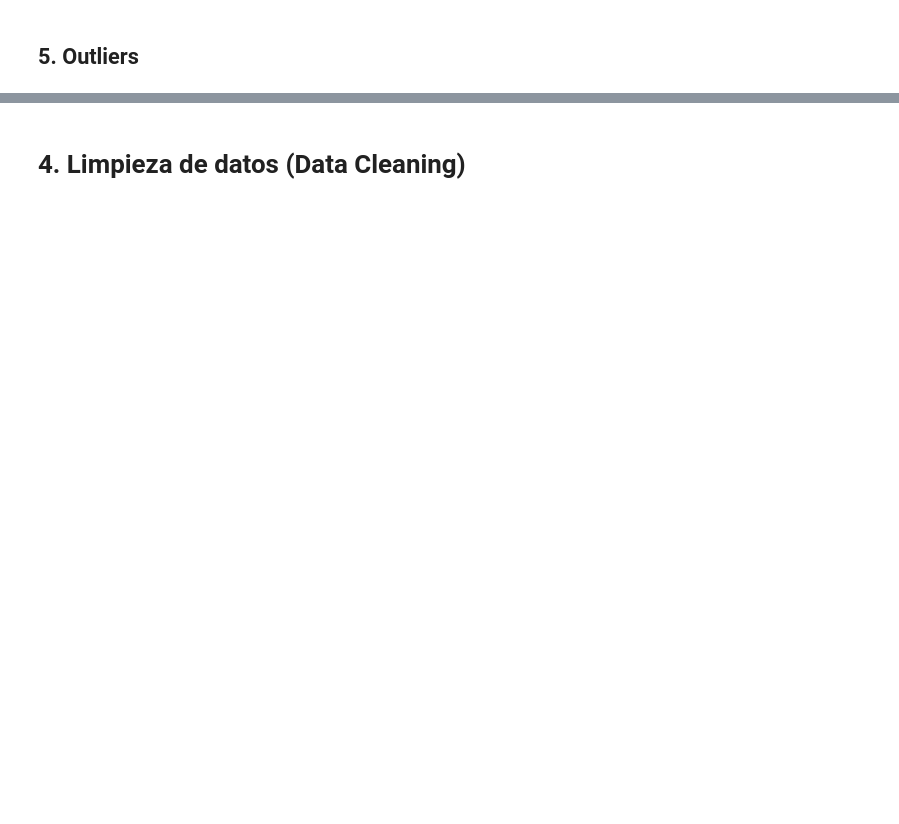
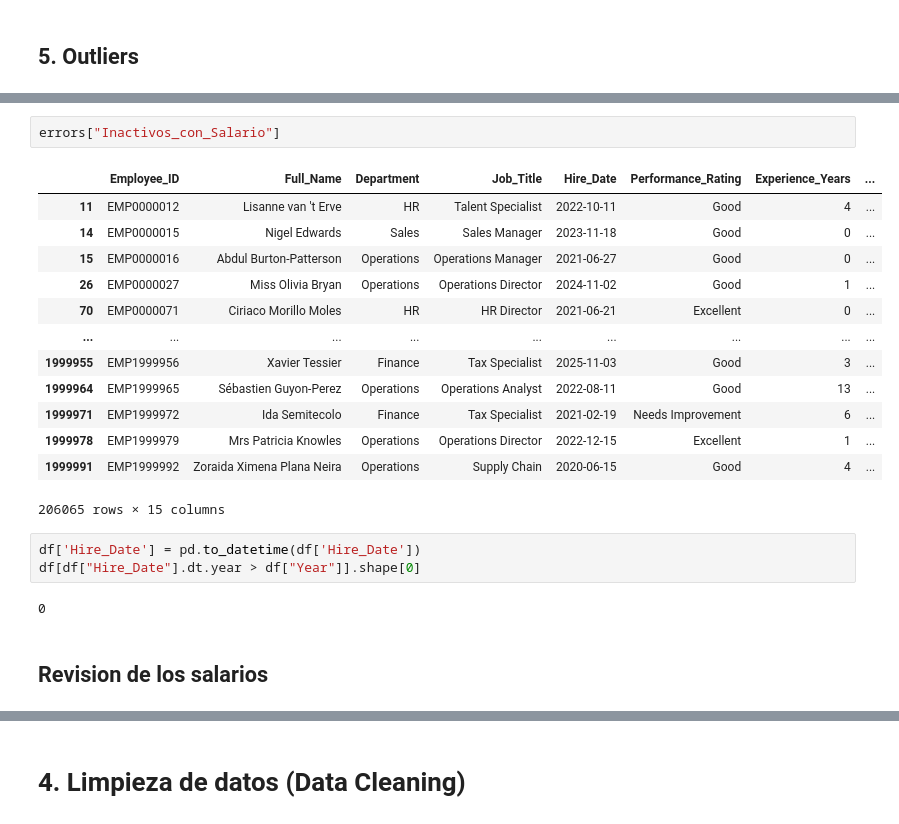
Before and after one commit to dariomicheli/HR-Analytics, a Jupyter notebook: notebook.ipynb, the cells around one changed output, grey strips where cells are left out. Saved outputs shown, nothing was run; the diff lists cells and outputs as text; blank space fills up the shorter version.

Commit message:
Actualizo revision  de dataset

```diff
--- a/notebook.ipynb
+++ b/notebook.ipynb
@@ -204,0 +268,23 @@ Analísis de cuartiles
+# %%
+errors["Inactivos_con_Salario"]
+# %% [output]
+|  | Employee_ID | Full_Name | Department | Job_Title | Hire_Date | Performance_Rating | Experience_Years | ... |
+| 11 | EMP0000012 | Lisanne van 't Erve | HR | Talent Specialist | 2022-10-11 | Good | 4 | ... |
+| 14 | EMP0000015 | Nigel Edwards | Sales | Sales Manager | 2023-11-18 | Good | 0 | ... |
+| 15 | EMP0000016 | Abdul Burton-Patterson | Operations | Operations Manager | 2021-06-27 | Good | 0 | ... |
+| 26 | EMP0000027 | Miss Olivia Bryan | Operations | Operations Director | 2024-11-02 | Good | 1 | ... |
+| 70 | EMP0000071 | Ciriaco Morillo Moles | HR | HR Director | 2021-06-21 | Excellent | 0 | ... |
+| ... | ... | ... | ... | ... | ... | ... | ... | ... |
+| 1999955 | EMP1999956 | Xavier Tessier | Finance | Tax Specialist | 2025-11-03 | Good | 3 | ... |
+| 1999964 | EMP1999965 | Sébastien Guyon-Perez | Operations | Operations Analyst | 2022-08-11 | Good | 13 | ... |
+| 1999971 | EMP1999972 | Ida Semitecolo | Finance | Tax Specialist | 2021-02-19 | Needs Improvement | 6 | ... |
+| 1999978 | EMP1999979 | Mrs Patricia Knowles | Operations | Operations Director | 2022-12-15 | Excellent | 1 | ... |
+| 1999991 | EMP1999992 | Zoraida Ximena Plana Neira | Operations | Supply Chain | 2020-06-15 | Good | 4 | ... |
+206065 rows × 15 columns
+# %%
+df['Hire_Date'] = pd.to_datetime(df['Hire_Date'])
+df[df["Hire_Date"].dt.year > df["Year"]].shape[0]
+# %% [output]
+0
+# %% [markdown]
+## Revision de los salarios
```
Also changed, not shown: parts of 19 cells of this notebook, 4 other files.
